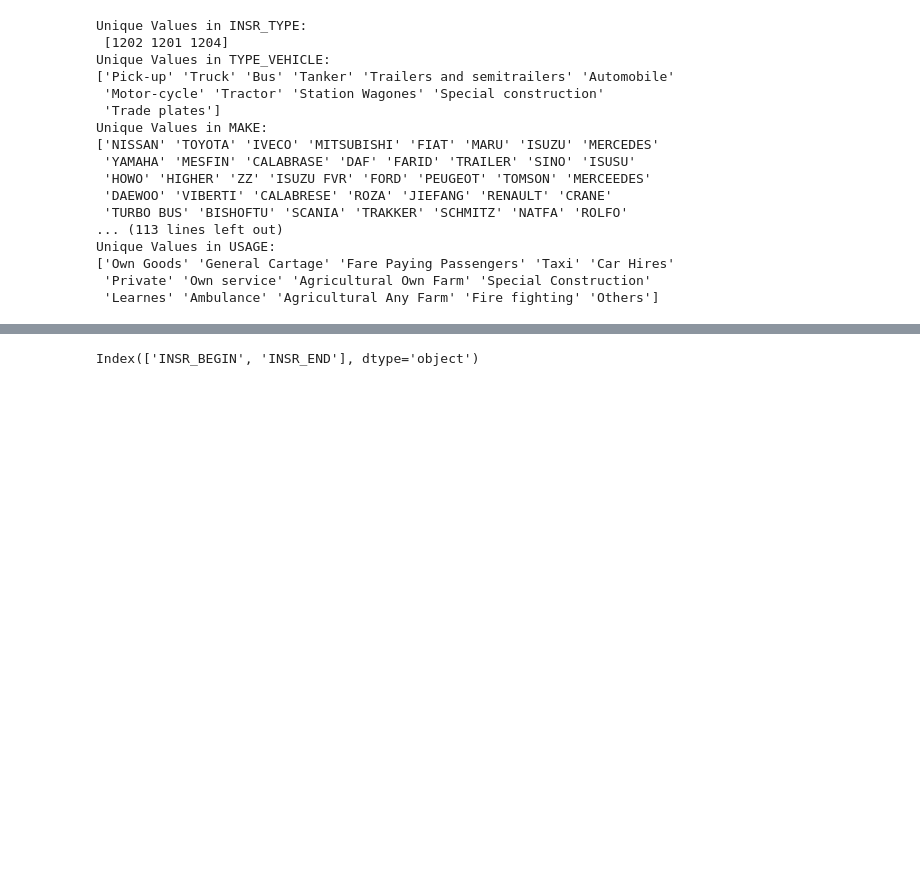
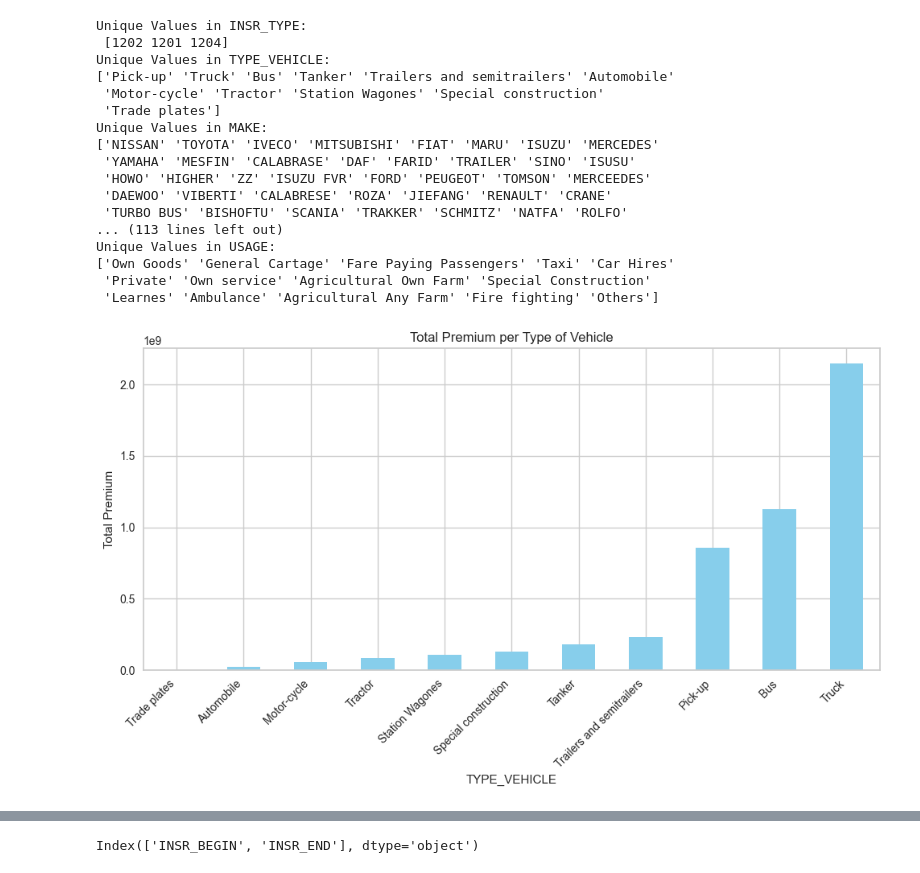
Before and after one commit to elinares996/ML_GROUP_2, a Jupyter notebook: Automotive_Analysis.ipynb, the cells around one changed output, grey strips where cells are left out. Saved outputs shown, nothing was run; the diff lists cells and outputs as text; code cells hidden in the pictures; blank space fills up the shorter version.

Commit message:
Added Charts

```diff
--- a/Automotive_Analysis.ipynb
+++ b/Automotive_Analysis.ipynb
@@ -154,3 +154,20 @@ Unique Values in USAGE:
 ['Own Goods' 'General Cartage' 'Fare Paying Passengers' 'Taxi' 'Car Hires'
  'Private' 'Own service' 'Agricultural Own Farm' 'Special Construction'
  'Learnes' 'Ambulance' 'Agricultural Any Farm' 'Fire fighting' 'Others']
+# %%
+import matplotlib.pyplot as plt
+
+# sum of premium per type of vehicle
+premium_per_vehicle = combined.groupby('TYPE_VEHICLE')['PREMIUM'].sum().sort_values()
+
+plt.figure(figsize=(10, 6))
+premium_per_vehicle.plot(kind='bar', color='skyblue')
+plt.xlabel('TYPE_VEHICLE')
+plt.ylabel('Total Premium')
+plt.title('Total Premium per Type of Vehicle')
+plt.xticks(rotation=45, ha='right')
+plt.tight_layout()
+plt.savefig('./charts/total_premium_per_vehicle.png', dpi=300)
+plt.show()
+# %% [output]
+[figure, added]
```
Also changed, not shown: parts of 6 cells of this notebook, 5 other files.
